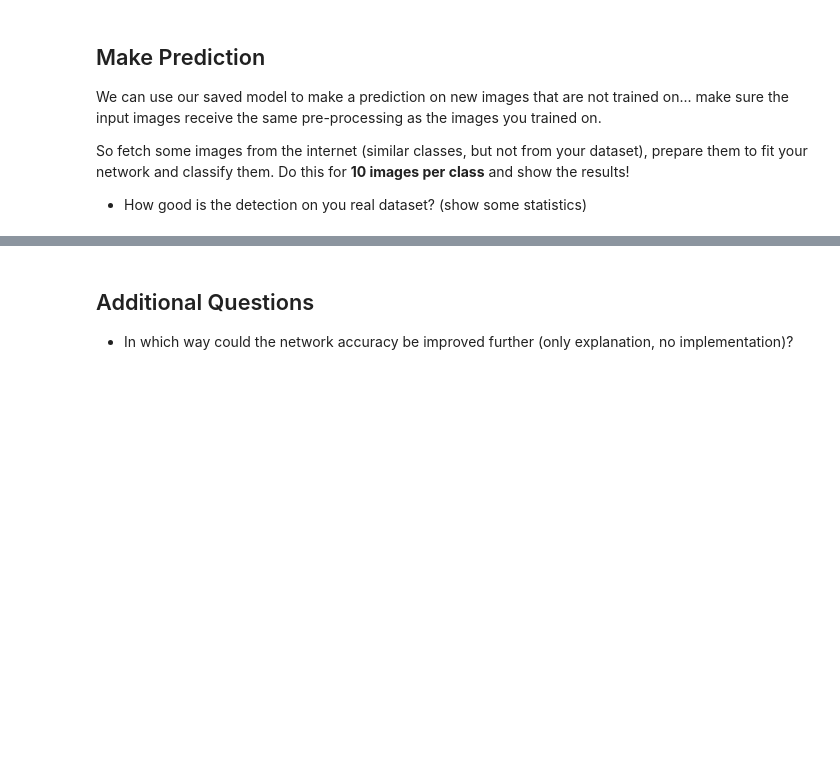
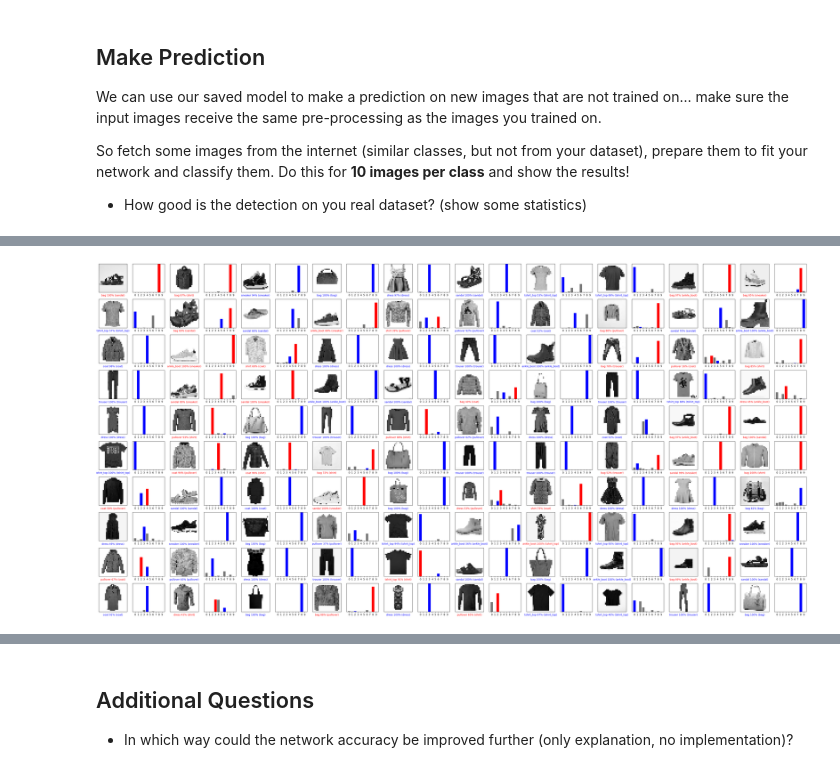
Before and after one commit to yannick1203/AIS_Group2, a Jupyter notebook: Assignment2/Code/PartA/Assignment2_PART_A.ipynb, the cells around one changed output, grey strips where cells are left out. Cells and saved outputs as stored; diff of their text form; code cells hidden in the pictures; blank space fills up the shorter version.

```diff
--- a/Assignment2/Code/PartA/Assignment2_PART_A.ipynb
+++ b/Assignment2/Code/PartA/Assignment2_PART_A.ipynb
@@ -271,0 +266,13 @@ print(labels)
+# %%
+for image_batch, labels_batch in prediction_ds:
+    x_validation = image_batch
+    y_validation = labels_batch
+
+
+
+x_validation = inverseImageBW_array(np.array(x_validation) / 255)
+x_validation = np.reshape(x_validation, (batch_size,28,28))
+y_validation = np.array(y_validation)
+
+x_validation = x_validation + 1
+x_validation = np.clip(x_validation, a_min=0, a_max=1)
@@ -271,0 +281,23 @@ print(labels)
+# %%
+predictSource = x_validation
+realLabels = y_validation
+
+predictions = probability_model.predict_on_batch(predictSource)
+predictionLabels = np.argmax(predictions, axis=1)
+# %%
+# Plot the first X test images, their predicted labels, and the true labels.
+# Color correct predictions in blue and incorrect predictions in red.
+num_rows = 10
+num_cols = 10
+num_images = num_rows*num_cols
+plt.figure(figsize=(2*2*num_cols, 2*num_rows))
+
+for i in range(num_images):
+    plt.subplot(num_rows, 2*num_cols, 2*i+1)
+    plot_image(i, predictions[i], realLabels, predictSource, class_names)
+    plt.subplot(num_rows, 2*num_cols, 2*i+2)
+    plot_value_array(i, predictions[i], realLabels)
+plt.tight_layout()
+plt.show()
+# %% [output]
+[figure, added]
```
Also changed, not shown: parts of 60 cells of this notebook, 15 other files.
